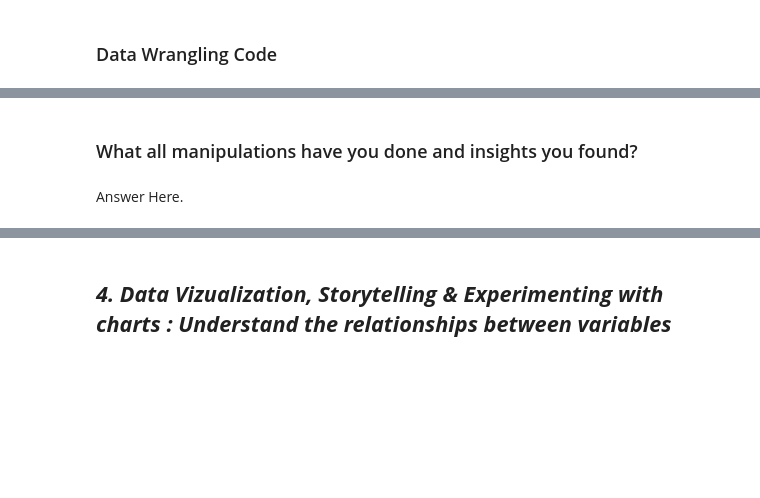
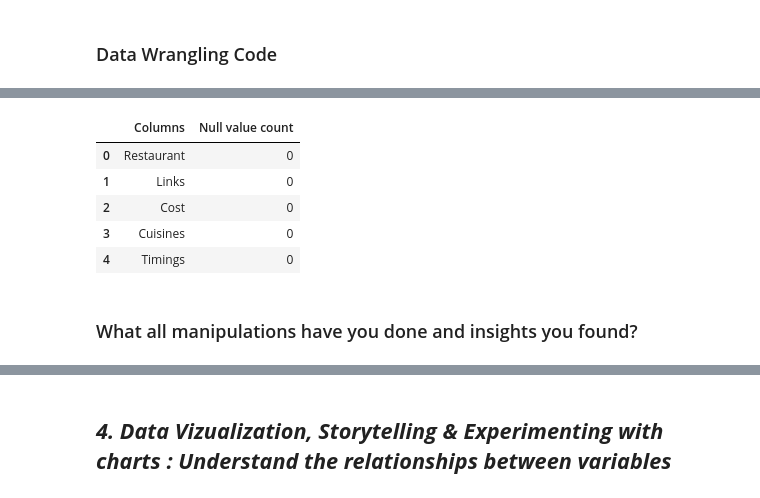
Before and after one commit to apurva-shrivastava/Zomato-Restaurant-Clustering-and-Sentiment-Analysis, a Jupyter notebook: Apurva_Zomato_Restaurant_Clustering_and_Sentiment_Analysis.ipynb, the cells around one changed output, grey strips where cells are left out. Drawn from its saved outputs; the diff is of its cells as text; code cells hidden in the pictures; blank space fills up the shorter version.

```diff
--- a/Apurva_Zomato_Restaurant_Clustering_and_Sentiment_Analysis.ipynb
+++ b/Apurva_Zomato_Restaurant_Clustering_and_Sentiment_Analysis.ipynb
@@ -558,0 +632,8 @@ hotels.nunique().sort_values(ascending=False).reset_index().rename(columns={'ind
+# %%
+#Code to make Restaurant information Dataset analysis ready.
+
+# changing the data type of the cost function (removing commas and then converting to integer value)
+hotels_['Cost'] = hotels_['Cost'].str.replace(",","").astype('int64')
+# %%
+#filling null value in timings column with MODE because we have only one value.
+hotels_.Timings.fillna(hotels_.Timings.mode()[0], inplace = True)
@@ -558,0 +650,11 @@ hotels.nunique().sort_values(ascending=False).reset_index().rename(columns={'ind
+# %%
+#We successfully removed null values from Restaurant information Dataset.
+
+hotels_.isna().sum().sort_values(ascending=False).reset_index().rename(columns={'index':"Columns",0:"Null value count"})
+# %% [output]
+|  | Columns | Null value count |
+| 0 | Restaurant | 0 |
+| 1 | Links | 0 |
+| 2 | Cost | 0 |
+| 3 | Cuisines | 0 |
+| 4 | Timings | 0 |
@@ -559,4 +665,2 @@ hotels.nunique().sort_values(ascending=False).reset_index().rename(columns={'ind
 # %% [markdown]
 ### What all manipulations have you done and insights you found?
-# %% [markdown]
-Answer Here.
```
Also changed, not shown: parts of 15 cells of this notebook.
